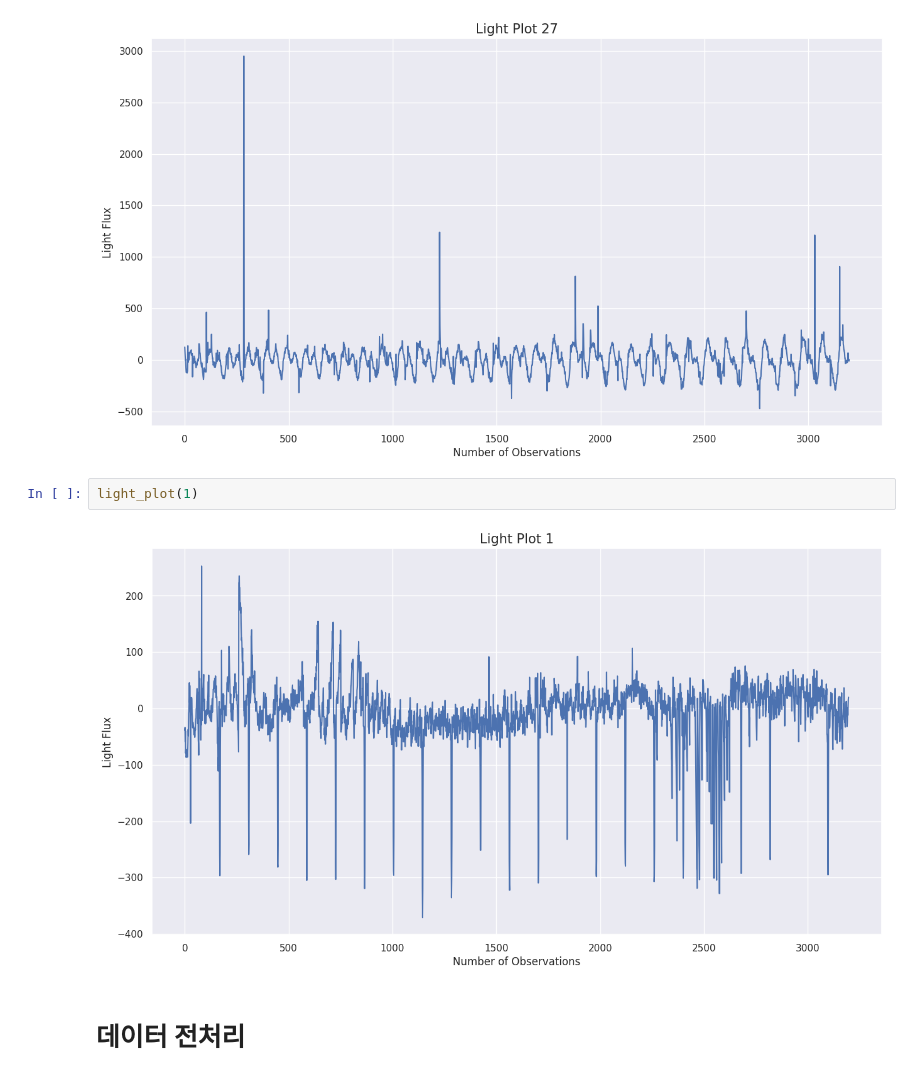
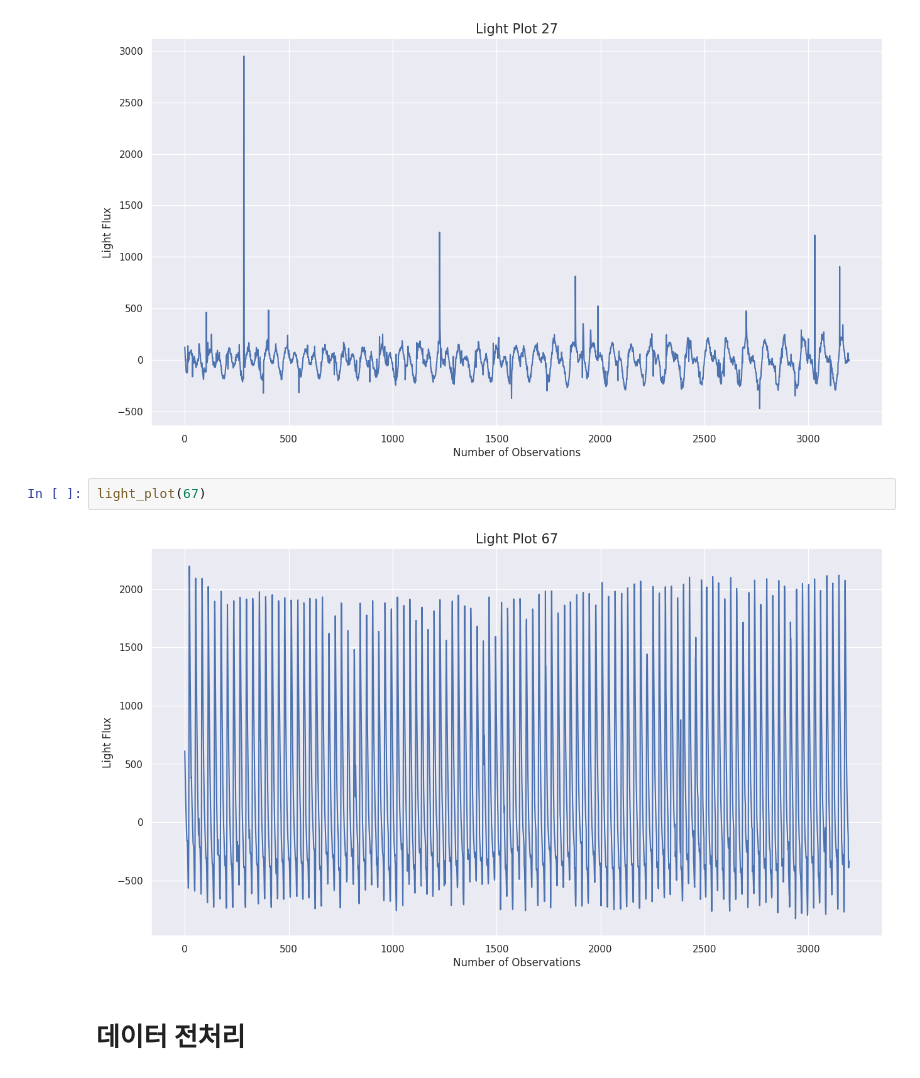
Before and after one commit to flowersayo/-CS-, a Jupyter notebook: Chapter07/Discovering_Exoplanets.ipynb, the cells around one changed output. Saved outputs shown, nothing was run; the diff lists cells and outputs as text.

```diff
--- a/Chapter07/Discovering_Exoplanets.ipynb
+++ b/Chapter07/Discovering_Exoplanets.ipynb
@@ -87,9 +87,9 @@ light_plot(27)
 # %% [output]
 [figure]
 # %%
-light_plot(1)
+light_plot(67)
 # %% [output]
-[figure, old version]
+[figure, new version]
 # %% [markdown]
 # 데이터 전처리
 # %%
```
Also changed, not shown: parts of 39 cells of this notebook.
